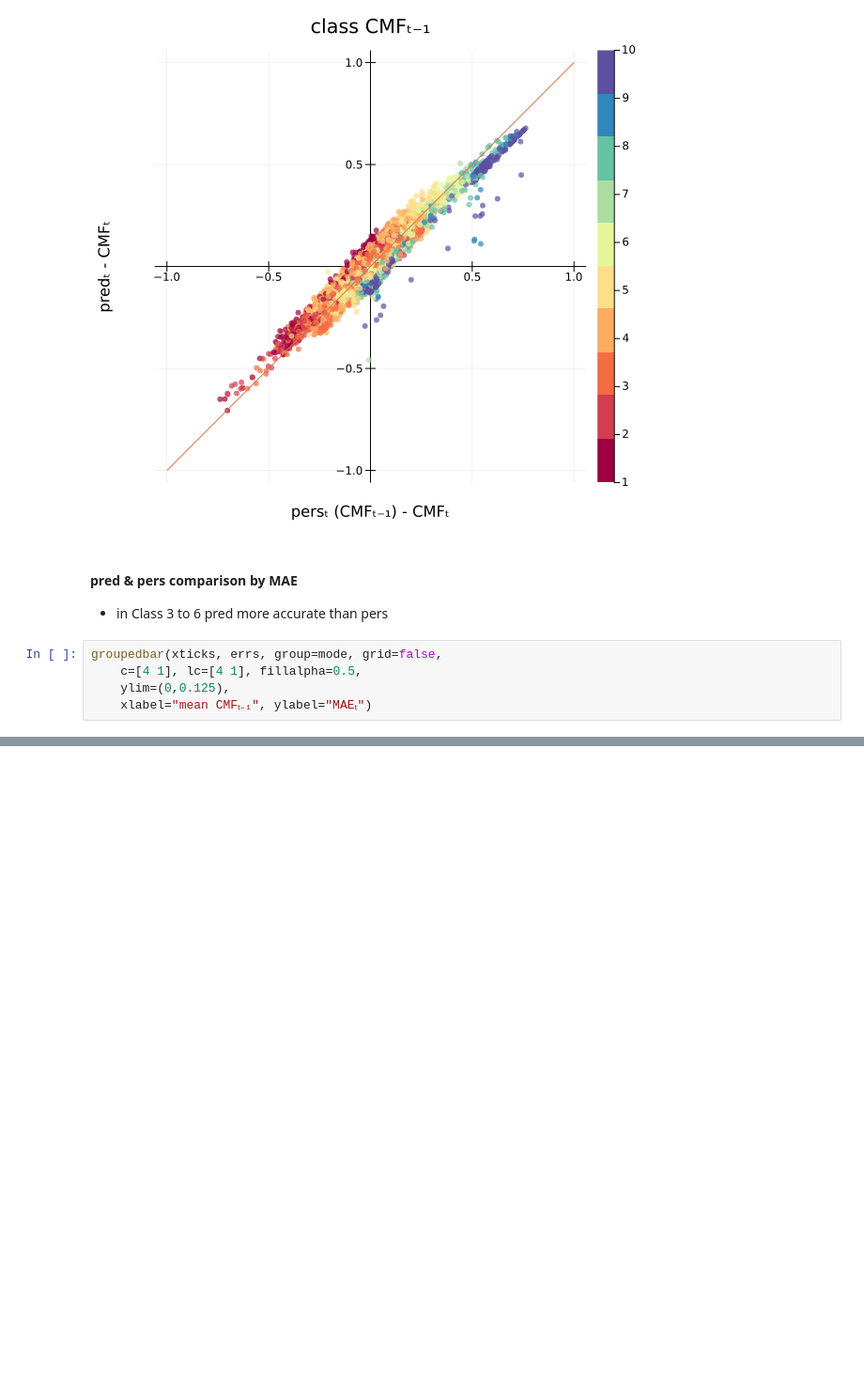
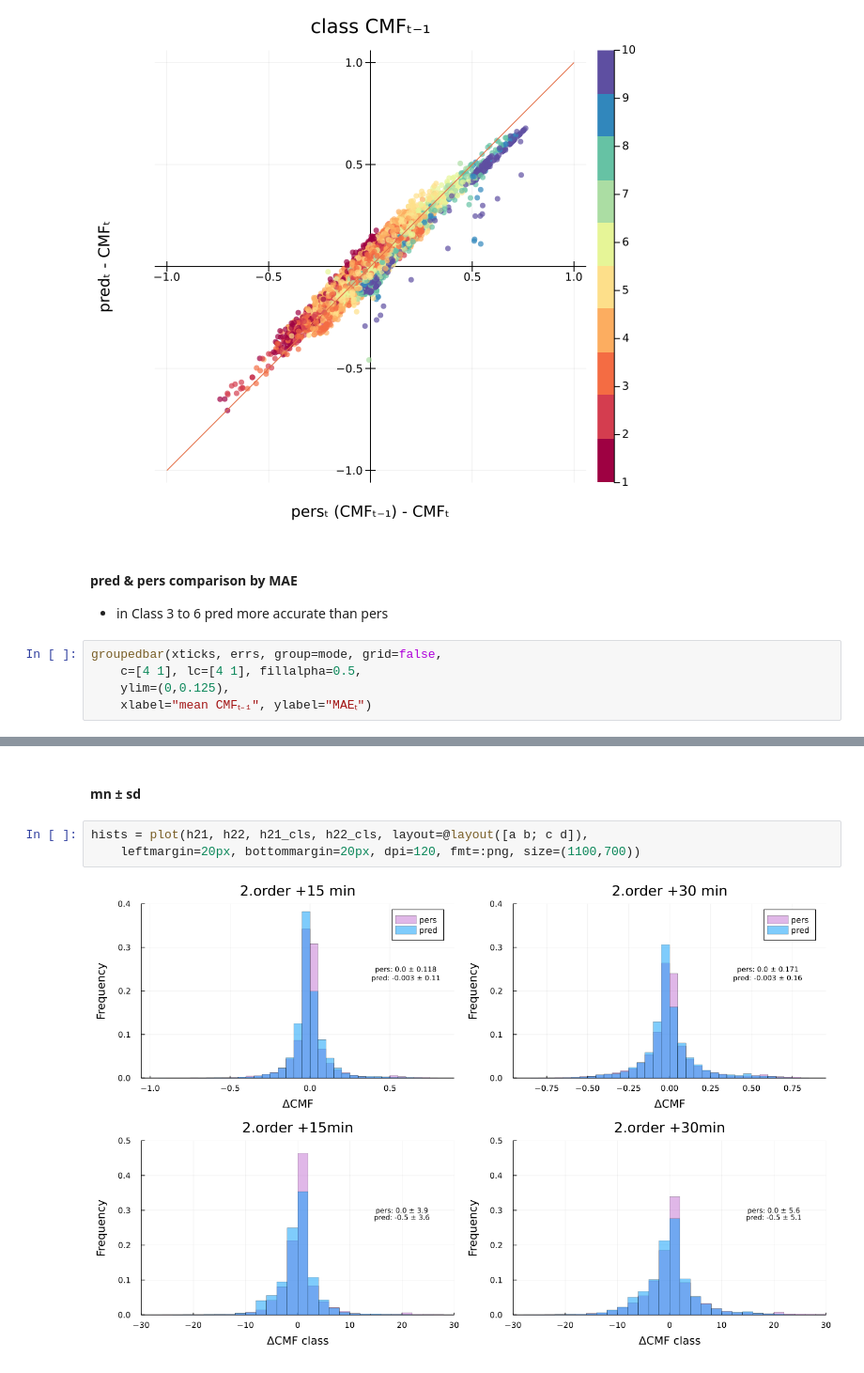
Before and after one commit to EuRoXy/MC_CMF, a Jupyter notebook: 21_07.ipynb, the cells around one changed output, grey strips where cells are left out. Shown at 94% size. Saved outputs shown, nothing was run; the diff lists cells and outputs as text; blank space fills up the shorter version.

```diff
--- a/21_07.ipynb
+++ b/21_07.ipynb
@@ -40,0 +58,7 @@ groupedbar(xticks, errs, group=mode, grid=false,
+# %% [markdown]
+#### mn ± sd
+# %%
+hists = plot(h21, h22, h21_cls, h22_cls, layout=@layout([a b; c d]),
+    leftmargin=20px, bottommargin=20px, dpi=120, fmt=:png, size=(1100,700))
+# %% [output]
+[figure, added]
```
Also changed, not shown: parts of 10 cells of this notebook, 2 other files.
